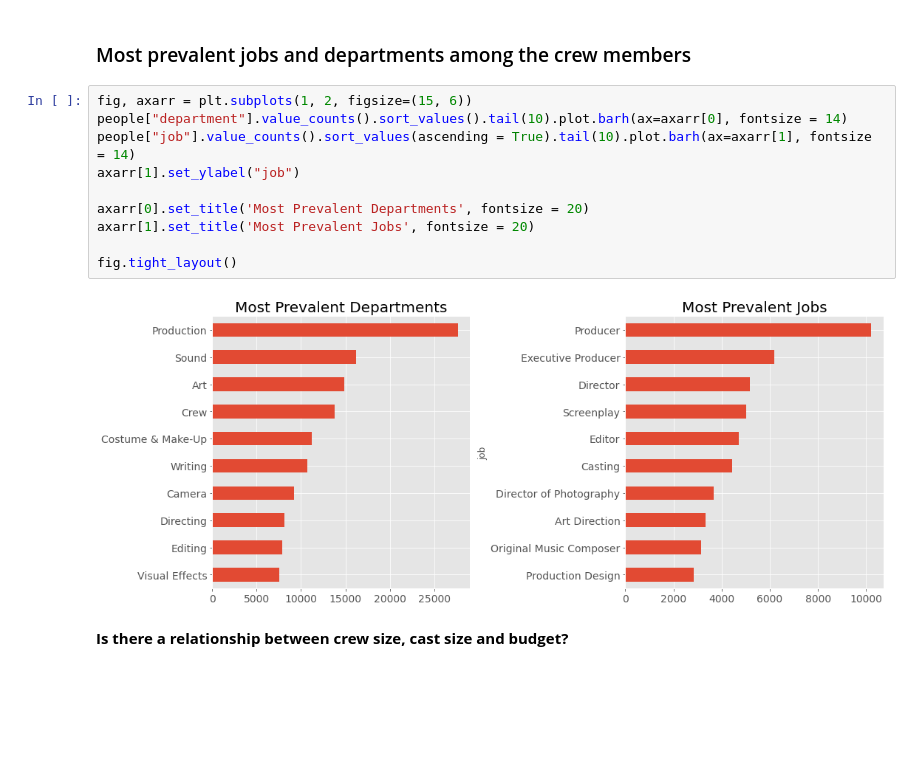
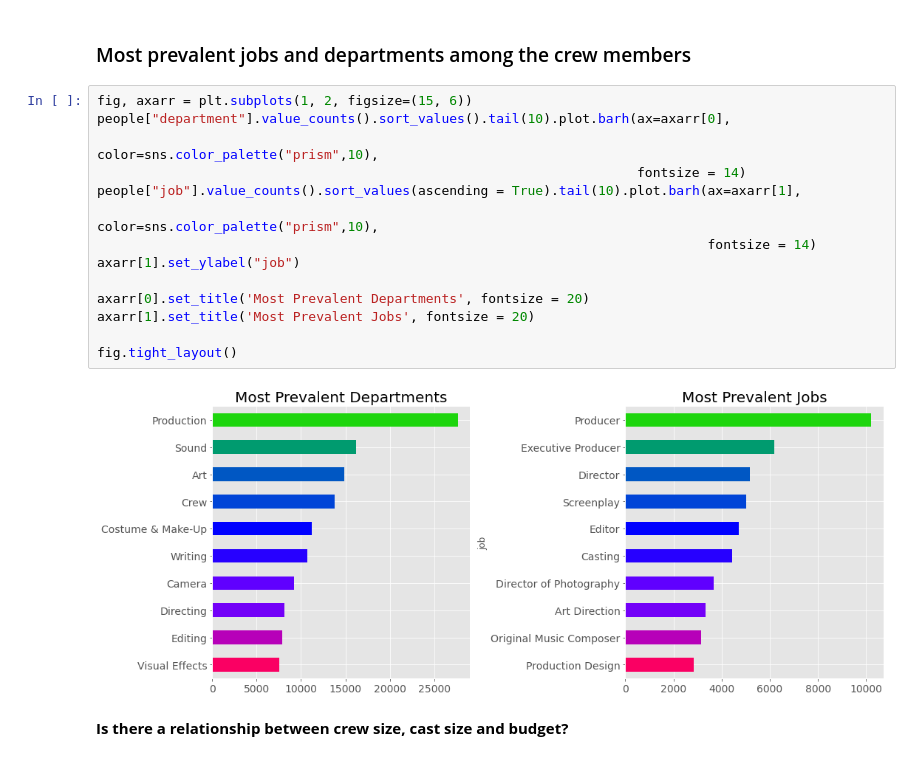
Before and after one commit to HamoyeHQ/g03-movie-analysis, a Jupyter notebook: Combined EDA.ipynb, the cells around one changed output. Drawn from its saved outputs; the diff is of its cells as text; blank space fills up the shorter version.

```diff
--- a/Combined EDA.ipynb
+++ b/Combined EDA.ipynb
@@ -784,16 +784,20 @@ While there are more males than females in both cast and crew, the number of und
 ### Most prevalent jobs and departments among the crew members
 # %%
 fig, axarr = plt.subplots(1, 2, figsize=(15, 6))
-people["department"].value_counts().sort_values().tail(10).plot.barh(ax=axarr[0], fontsize = 14)
-people["job"].value_counts().sort_values(ascending = True).tail(10).plot.barh(ax=axarr[1], fontsize = 14)
+people["department"].value_counts().sort_values().tail(10).plot.barh(ax=axarr[0],
+                                                                     color=sns.color_palette("prism",10),
+                                                                     fontsize = 14)
+people["job"].value_counts().sort_values(ascending = True).tail(10).plot.barh(ax=axarr[1],
+                                                                              color=sns.color_palette("prism",10),
+                                                                              fontsize = 14)
 axarr[1].set_ylabel("job")
 
 axarr[0].set_title('Most Prevalent Departments', fontsize = 20)
 axarr[1].set_title('Most Prevalent Jobs', fontsize = 20)
 
 fig.tight_layout()
 # %% [output]
-[figure, old version]
+[figure, new version]
 # %% [markdown]
 **Is there a relationship between crew size, cast size and budget?**
 # %%
```
Also changed, not shown: parts of 30 cells of this notebook, 1 other file.
